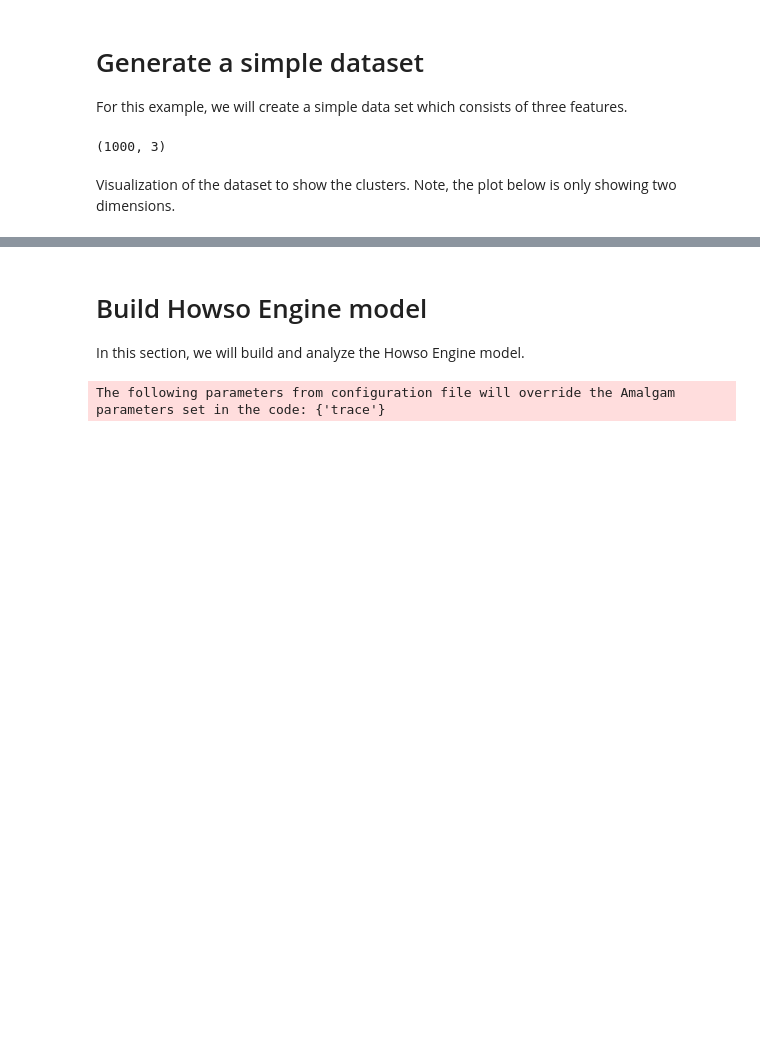
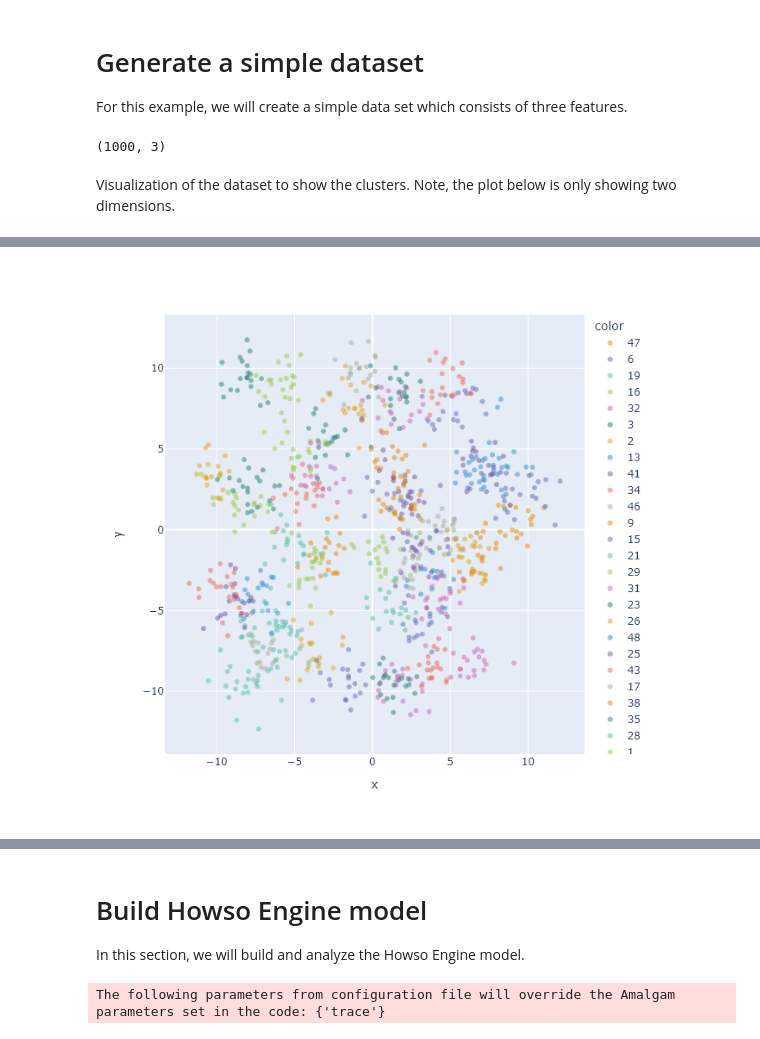
Before and after one commit to howsoai/howso-engine-recipes, a Jupyter notebook: engine_fuzzy_matching.ipynb, the cells around one changed output, grey strips where cells are left out. Drawn from its saved outputs; the diff is of its cells as text; code cells hidden in the pictures; blank space fills up the shorter version.

```diff
--- a/engine_fuzzy_matching.ipynb
+++ b/engine_fuzzy_matching.ipynb
@@ -67,5 +64,5 @@ fig = px.scatter(
     render_mode='webgl',
     opacity=0.5,
 )
-iplot(fig)
+fig.show("png")
 # %% [output]
@@ -73,3 +69,4 @@ iplot(fig)
+[figure, added]
 # %%
 fig = make_subplots(rows=1, cols=2)
 fig.add_trace(go.Histogram(x=df["x"], name="X"), row=1, col=1)
```
Also changed, not shown: parts of 12 cells of this notebook, 1 other file.
